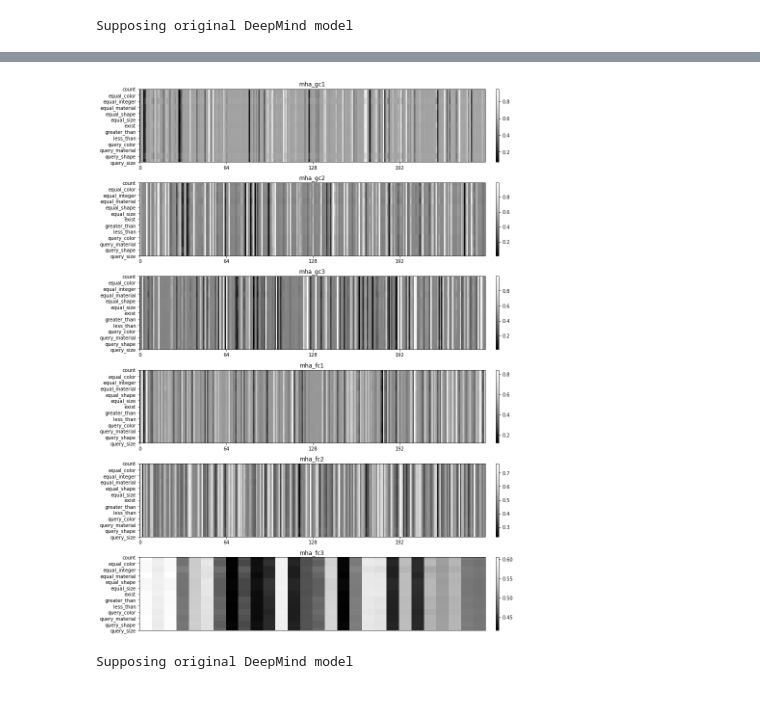
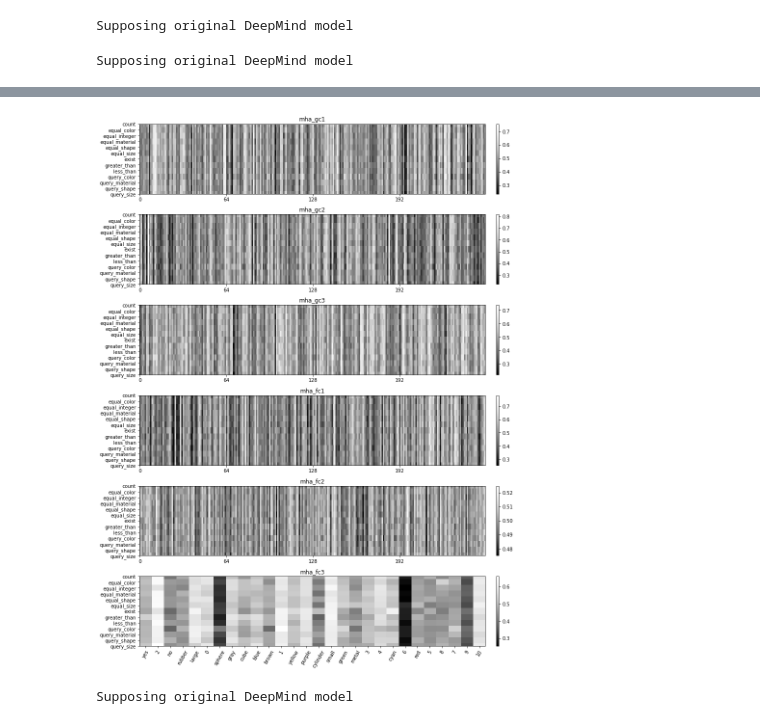
Before and after one commit to fcorencoret/dynamic-rn, a Jupyter notebook: visualizaciones.ipynb, the cells around one changed output, grey strips where cells are left out. Cells and saved outputs as stored; diff of their text form; code cells hidden in the pictures.

```diff
--- a/visualizaciones.ipynb
+++ b/visualizaciones.ipynb
@@ -675,7 +673,9 @@ device
 # %%
 selected_ds_per_qtype, dictionaries = init_selected_datasets(
-    '/mnt/nas2/GrimaRepo/datasets/CLEVR_v1.0',
-    '/home/fcorencoret/RelationNetworks-CLEVR/questions/CLEVR_built_dictionaries.pkl',
+    # '/mnt/nas2/GrimaRepo/datasets/CLEVR_v1.0',
+    '/Users/sebamenabar/Documents/datasets/CLEVR/CLEVR_v1.0/',
+    # '/home/fcorencoret/RelationNetworks-CLEVR/questions/CLEVR_built_dictionaries.pkl',
+    'viz/CLEVR_built_dictionaries.pkl',
     'viz/selected_idxs_per_qtype.json',
 )
 
@@ -697,13 +697,17 @@ model = load_model(
 )
 # %% [output]
 Supposing original DeepMind model
+# %%
+model = RN(args, hyp)
+# %% [output]
+Supposing original DeepMind model
 # %%
 res = compute_mid_results(
     model,
     selected_ds_per_qtype,
     bsz=128,
     device=device,
-    samples_per_qtype=256,
+    samples_per_qtype=2,
     with_identity=False,
 )
 # %% [output]
@@ -721,10 +725,10 @@ res = compute_mid_results(
 [interactive output not drawn]
 [interactive output not drawn]
 [interactive output not drawn]
-# %%
-plot_masks_per_qtype(res)
-# %% [output]
-[figure, removed]
+# %%
+fig, axes = plot_masks_per_qtype(res, adict=dictionaries[1])
+# %% [output]
+[figure, added]
 # %%
 model2 = load_model(
     RN(args, hyp),
```
Also changed, not shown: parts of 4 cells of this notebook, 1 other file.
